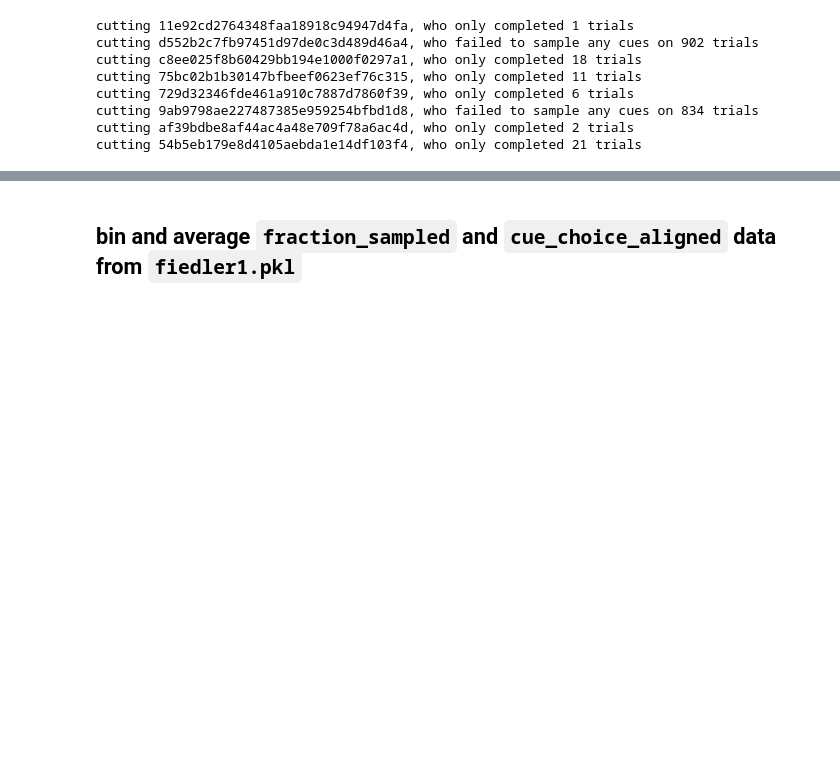
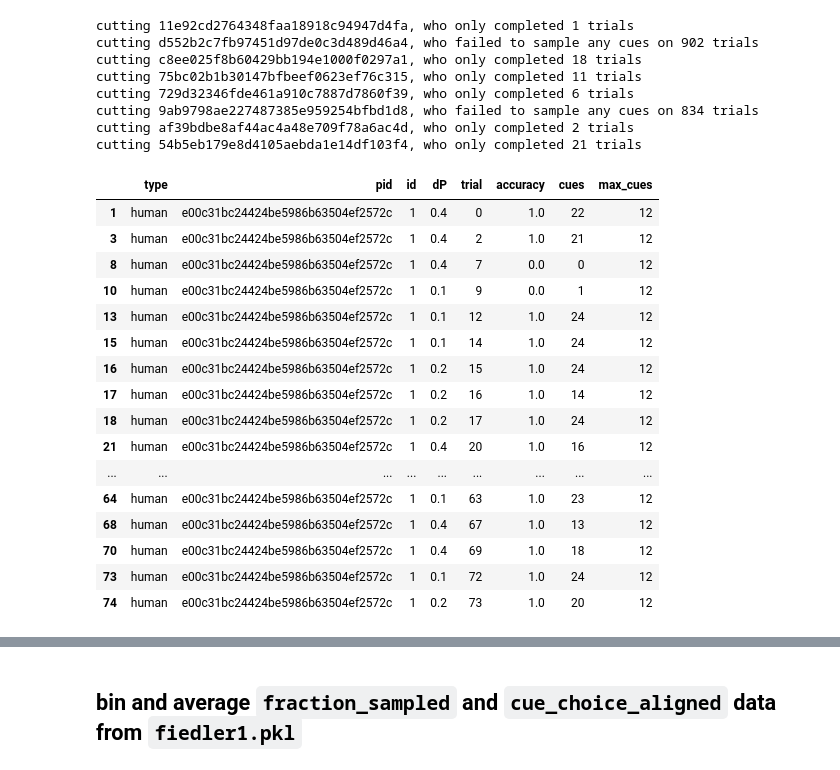
Before and after one commit to psipeter/speed-accuracy-tradeoff, a Jupyter notebook: data/format_fiedler_data.ipynb, the cells around one changed output, grey strips where cells are left out. Saved outputs shown, nothing was run; the diff lists cells and outputs as text; code cells hidden in the pictures; blank space fills up the shorter version.

```diff
--- a/data/format_fiedler_data.ipynb
+++ b/data/format_fiedler_data.ipynb
@@ -126,3 +126,23 @@ cutting 729d32346fde461a910c7887d7860f39, who only completed 6 trials
 cutting 9ab9798ae227487385e959254bfbd1d8, who failed to sample any cues on 834 trials
 cutting af39bdbe8af44ac4a48e709f78a6ac4d, who only completed 2 trials
 cutting 54b5eb179e8d4105aebda1e14df103f4, who only completed 21 trials
+# %%
+fiedler2.query("id==1 & max_cues==12")
+# %% [output]
+|  | type | pid | id | dP | trial | accuracy | cues | max_cues |
+| 1 | human | e00c31bc24424be5986b63504ef2572c | 1 | 0.4 | 0 | 1.0 | 22 | 12 |
+| 3 | human | e00c31bc24424be5986b63504ef2572c | 1 | 0.4 | 2 | 1.0 | 21 | 12 |
+| 8 | human | e00c31bc24424be5986b63504ef2572c | 1 | 0.4 | 7 | 0.0 | 0 | 12 |
+| 10 | human | e00c31bc24424be5986b63504ef2572c | 1 | 0.1 | 9 | 0.0 | 1 | 12 |
+| 13 | human | e00c31bc24424be5986b63504ef2572c | 1 | 0.1 | 12 | 1.0 | 24 | 12 |
+| 15 | human | e00c31bc24424be5986b63504ef2572c | 1 | 0.1 | 14 | 1.0 | 24 | 12 |
+| 16 | human | e00c31bc24424be5986b63504ef2572c | 1 | 0.2 | 15 | 1.0 | 24 | 12 |
+| 17 | human | e00c31bc24424be5986b63504ef2572c | 1 | 0.2 | 16 | 1.0 | 14 | 12 |
+| 18 | human | e00c31bc24424be5986b63504ef2572c | 1 | 0.2 | 17 | 1.0 | 24 | 12 |
+| 21 | human | e00c31bc24424be5986b63504ef2572c | 1 | 0.4 | 20 | 1.0 | 16 | 12 |
+| ... | ... | ... | ... | ... | ... | ... | ... | ... |
+| 64 | human | e00c31bc24424be5986b63504ef2572c | 1 | 0.1 | 63 | 1.0 | 23 | 12 |
+| 68 | human | e00c31bc24424be5986b63504ef2572c | 1 | 0.4 | 67 | 1.0 | 13 | 12 |
+| 70 | human | e00c31bc24424be5986b63504ef2572c | 1 | 0.4 | 69 | 1.0 | 18 | 12 |
+| 73 | human | e00c31bc24424be5986b63504ef2572c | 1 | 0.1 | 72 | 1.0 | 24 | 12 |
+| 74 | human | e00c31bc24424be5986b63504ef2572c | 1 | 0.2 | 73 | 1.0 | 20 | 12 |
```
Also changed, not shown: parts of 1 cell of this notebook, 5 other files.
